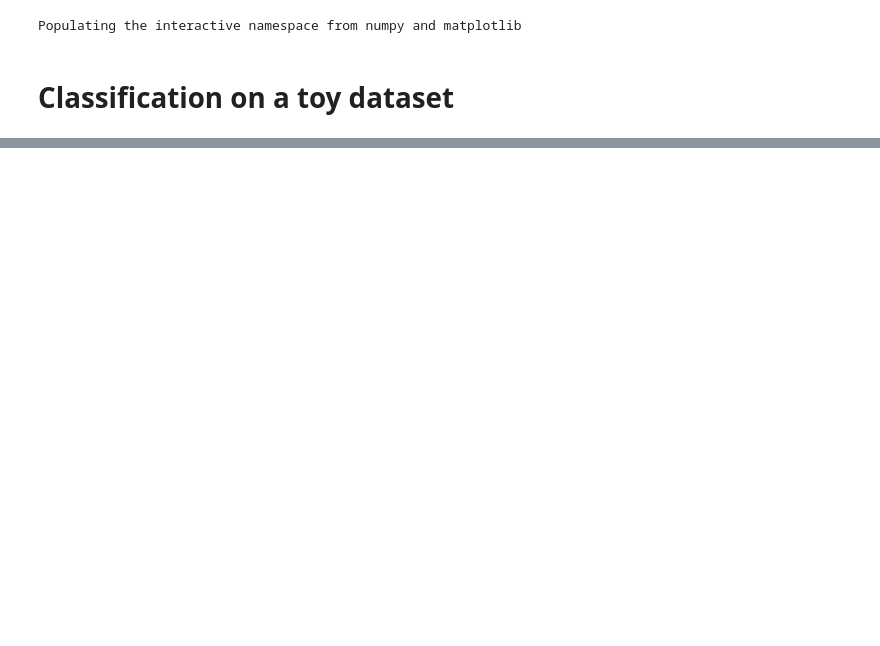
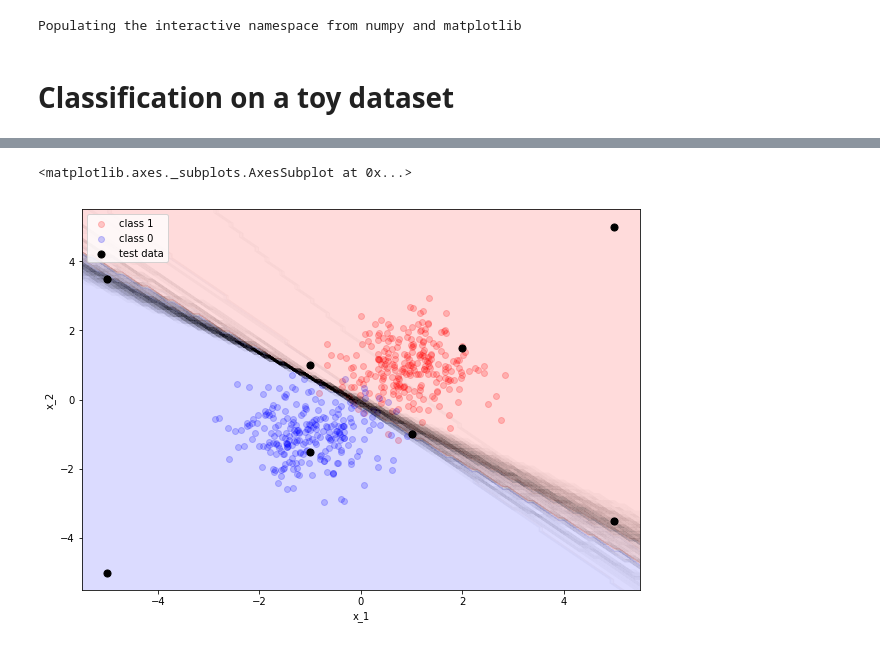
Before and after one commit to zihaoxu/swag_uncertainty, a Jupyter notebook: code/03_swag_classification.ipynb, the cells around one changed output, grey strips where cells are left out. Cells and saved outputs as stored; diff of their text form; code cells hidden in the pictures; blank space fills up the shorter version.

```diff
--- a/code/03_swag_classification.ipynb
+++ b/code/03_swag_classification.ipynb
@@ -129,0 +175,30 @@ array([[[1.00000000e+00, 1.47018042e-12],
+# %%
+# Try sigmoid activation
+torch.manual_seed(0)
+np.random.seed(0)
+
+# Initialize SWAG
+swag = SWAG(Classification_sigmoid, K = 10)
+print("Total number of parameters for the NN is:", swag.weigt_D)
+
+# Compile swag
+objective = 'classification'
+lr = 1e-1
+momentum = 0.9
+optimizer = optim.SGD
+loss_fn = nn.CrossEntropyLoss()
+train_scheduler = StepLR
+swa_scheduler = LambdaLR
+
+swag.compile(objective, lr, momentum, optimizer, loss_fn, train_scheduler, swa_scheduler)
+
+# Fit swag
+first_mom, second_mom, D = swag.fit(train_gen,
+                                    train_epoch=20,
+                                    swag_epoch=20,
+                                    log_freq=60,
+                                    verbose=1)
+
+# measure uncertainty
+expand_pred = swag.predict(torch.Tensor(X_test), [0, 1], S=1000, expanded=True)
+uncertainty_measurement(X_test, expand_pred)
@@ -129,0 +223,6 @@ array([[[1.00000000e+00, 1.47018042e-12],
+# %%
+fig, ax = plt.subplots(1, 1, figsize=(10, 7))
+plot_decision_boundary(swag, X, y, ax, poly_degree=1, test_points=X_test, shaded=True)
+# %% [output]
+<matplotlib.axes._subplots.AxesSubplot at 0x...>
+[figure, added]
```
Also changed, not shown: parts of 20 cells of this notebook, 4 other files.
